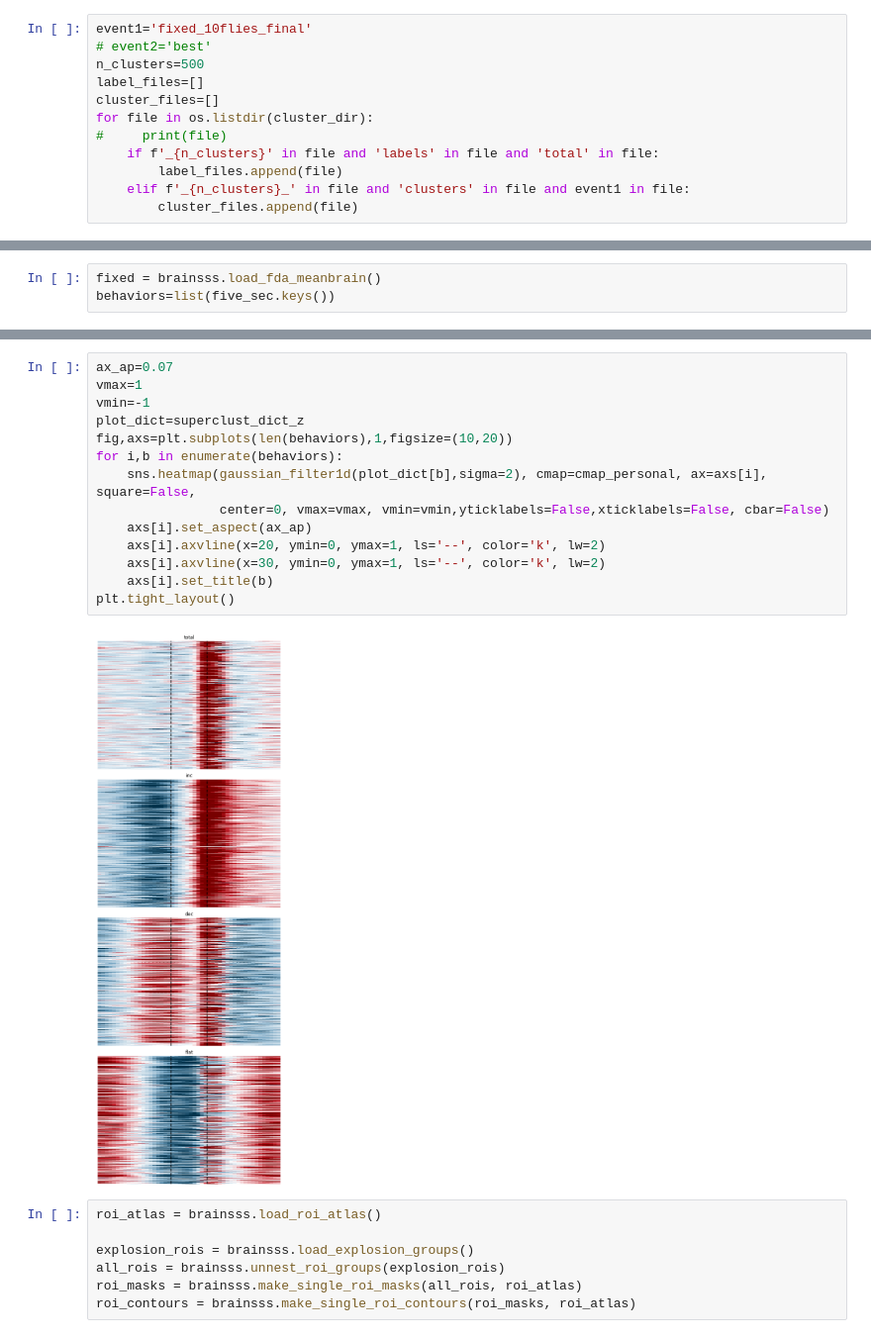
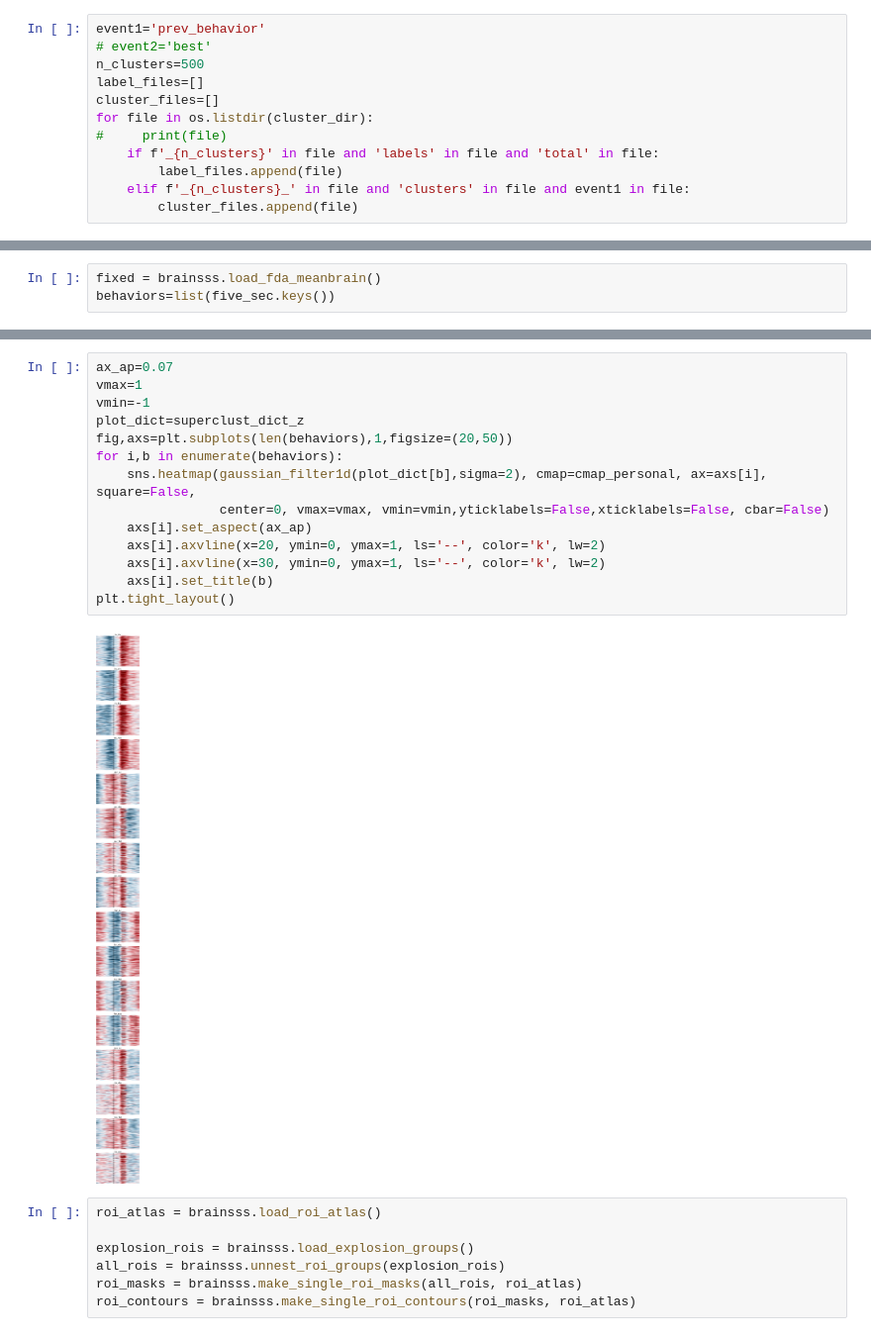
Before and after one commit to ClandininLab/brainsss, a Jupyter notebook: notebooks/20260310_look@brains.ipynb, the cells around one changed output, grey strips where cells are left out. Shown at 99% size. Drawn from its saved outputs; the diff is of its cells as text.

```diff
--- a/notebooks/20260310_look@brains.ipynb
+++ b/notebooks/20260310_look@brains.ipynb
@@ -54,7 +54,7 @@ save_dir=os.path.join(later_dir,'figs')
 # Suppress RuntimeWarning
 warnings.filterwarnings('ignore', category=RuntimeWarning)
 # %%
-event1='fixed_10flies_final'
+event1='prev_behavior'
 # event2='best'
 n_clusters=500
 label_files=[]
@@ -169,19 +181,19 @@ flat
 # %%
 ax_ap=0.07
 vmax=1
 vmin=-1
 plot_dict=superclust_dict_z
-fig,axs=plt.subplots(len(behaviors),1,figsize=(10,20))
+fig,axs=plt.subplots(len(behaviors),1,figsize=(20,50))
 for i,b in enumerate(behaviors):
     sns.heatmap(gaussian_filter1d(plot_dict[b],sigma=2), cmap=cmap_personal, ax=axs[i], square=False,
                 center=0, vmax=vmax, vmin=vmin,yticklabels=False,xticklabels=False, cbar=False)
     axs[i].set_aspect(ax_ap)
     axs[i].axvline(x=20, ymin=0, ymax=1, ls='--', color='k', lw=2)
     axs[i].axvline(x=30, ymin=0, ymax=1, ls='--', color='k', lw=2)
     axs[i].set_title(b)
 plt.tight_layout()
 # %% [output]
-[figure, old version]
+[figure, new version]
 # %%
 roi_atlas = brainsss.load_roi_atlas()
 
```
Also changed, not shown: parts of 7 cells of this notebook, 4 other files.
